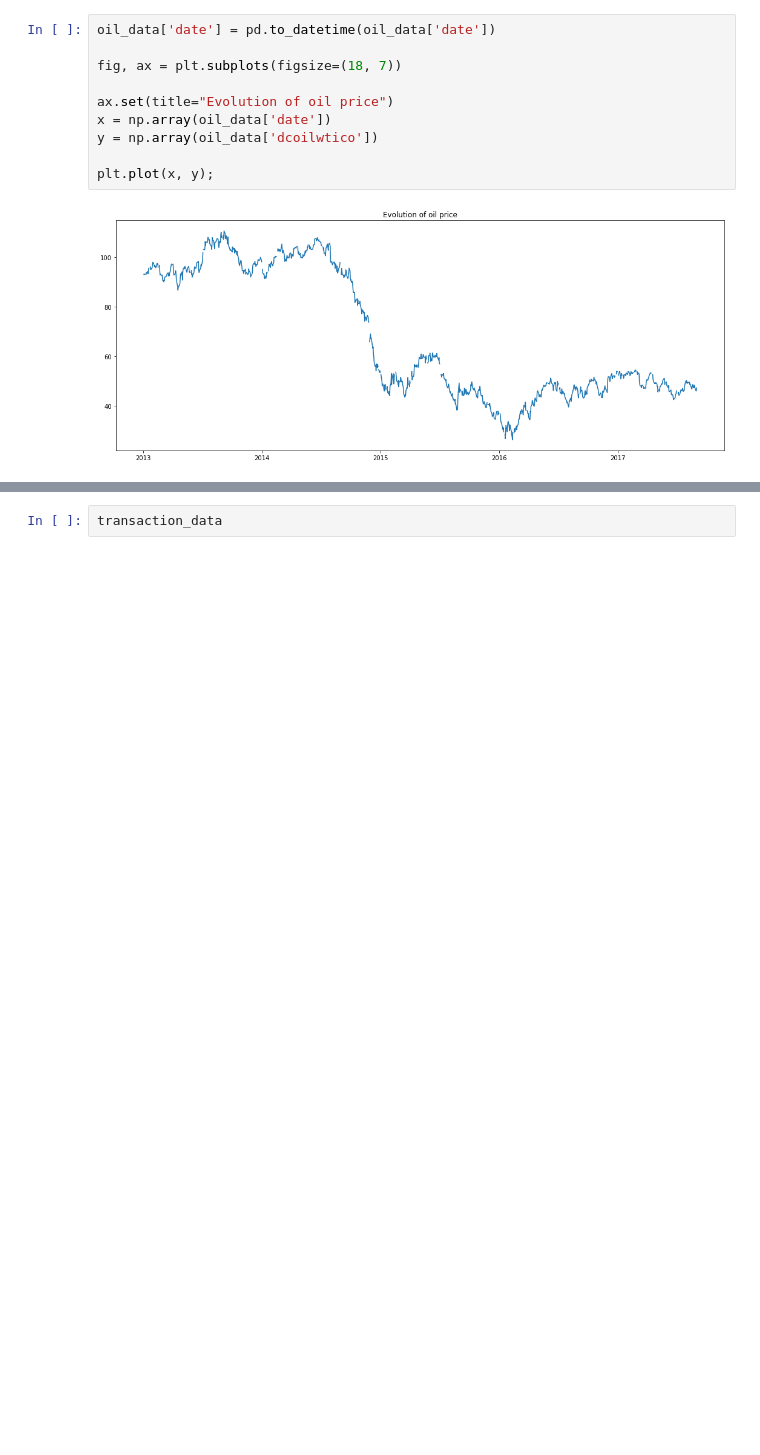
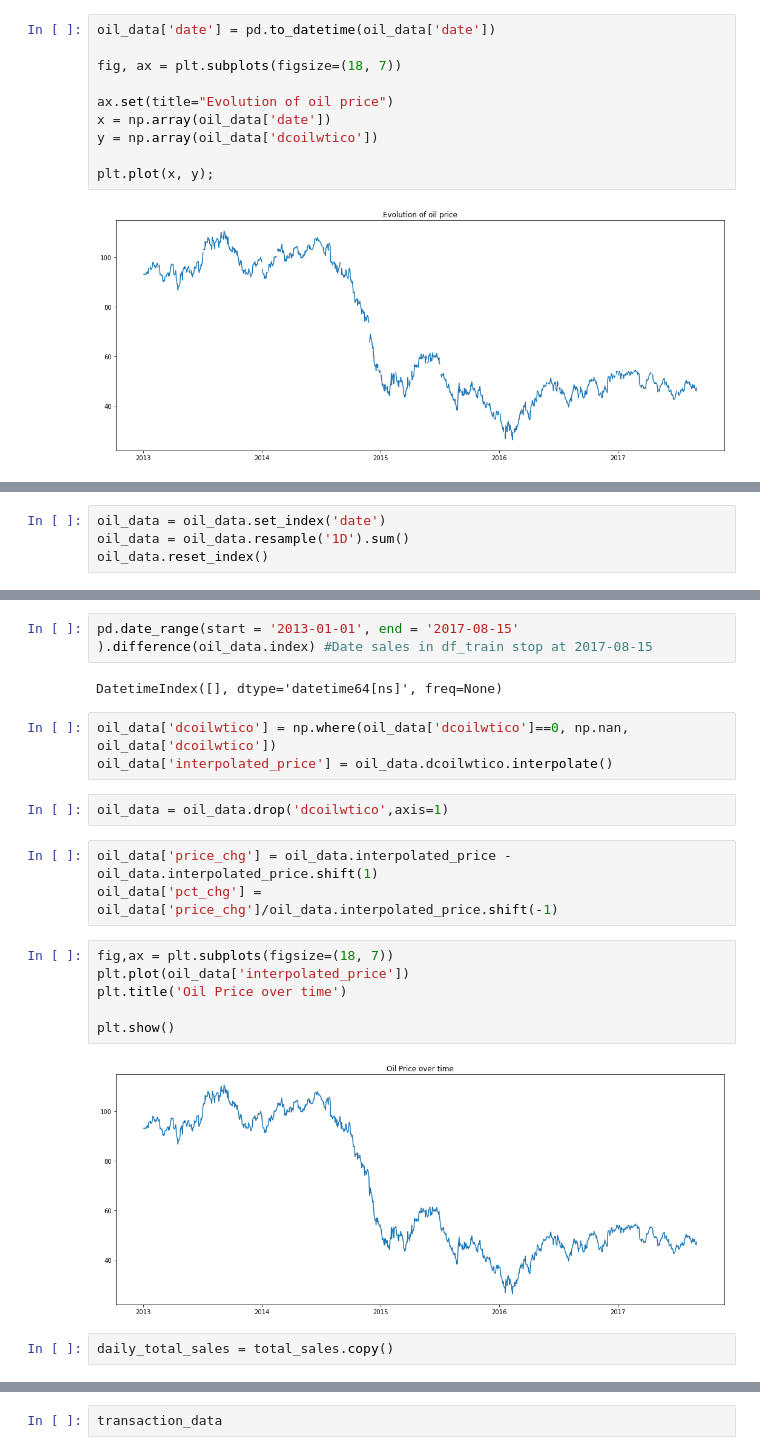
Before and after one commit to pascalHuang/Kaggle-Store-Sales, a Jupyter notebook: Store Sales - Time Series Forecasting.ipynb, the cells around one changed output, grey strips where cells are left out. Drawn from its saved outputs; the diff is of its cells as text; blank space fills up the shorter version.

```diff
--- a/Store Sales - Time Series Forecasting.ipynb
+++ b/Store Sales - Time Series Forecasting.ipynb
@@ -199,0 +179,4 @@ store_data.head(10)
+# %%
+oil_data = oil_data.set_index('date')
+oil_data = oil_data.resample('1D').sum()
+oil_data.reset_index()
@@ -199,0 +197,22 @@ store_data.head(10)
+# %%
+pd.date_range(start = '2013-01-01', end = '2017-08-15' ).difference(oil_data.index) #Date sales in df_train stop at 2017-08-15
+# %% [output]
+DatetimeIndex([], dtype='datetime64[ns]', freq=None)
+# %%
+oil_data['dcoilwtico'] = np.where(oil_data['dcoilwtico']==0, np.nan, oil_data['dcoilwtico'])
+oil_data['interpolated_price'] = oil_data.dcoilwtico.interpolate()
+# %%
+oil_data = oil_data.drop('dcoilwtico',axis=1)
+# %%
+oil_data['price_chg'] = oil_data.interpolated_price - oil_data.interpolated_price.shift(1)
+oil_data['pct_chg'] = oil_data['price_chg']/oil_data.interpolated_price.shift(-1)
+# %%
+fig,ax = plt.subplots(figsize=(18, 7))
+plt.plot(oil_data['interpolated_price'])
+plt.title('Oil Price over time')
+
+plt.show()
+# %% [output]
+[figure, added]
+# %%
+daily_total_sales = total_sales.copy()
```
Also changed, not shown: parts of 45 cells of this notebook.
